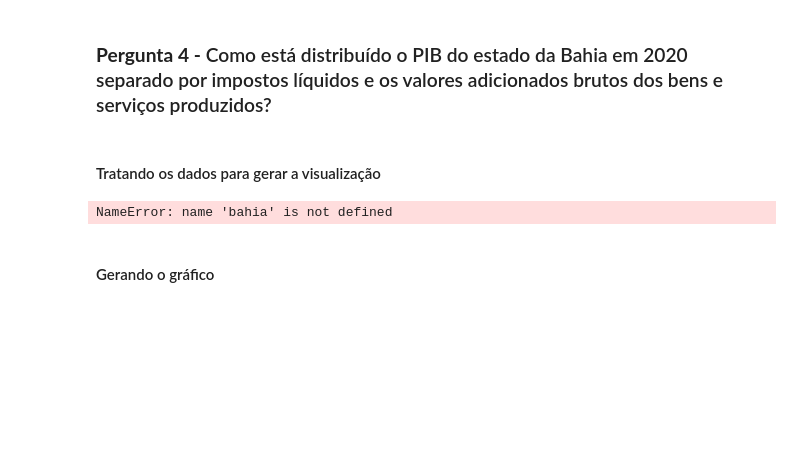
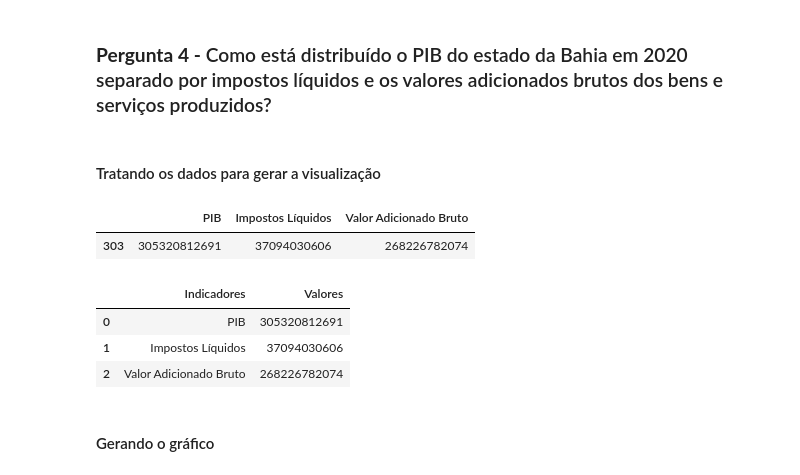
Before and after one commit to juliogazoli/alura-data-visualization-python-graficos-de-composicao-e-relacionamento, a Jupyter notebook: Projeto Inicial - Data Visualization_ gráficos de composição e relacionamento.ipynb, the cells around one changed output. Cells and saved outputs as stored; diff of their text form; code cells hidden in the pictures; blank space fills up the shorter version.

```diff
--- a/Projeto Inicial - Data Visualization_ gráficos de composição e relacionamento.ipynb
+++ b/Projeto Inicial - Data Visualization_ gráficos de composição e relacionamento.ipynb
@@ -467,16 +467,26 @@ Os treemaps respondem  sobre as proporções dos dados e a relação das categor
 # %% [markdown]
 #### Tratando os dados para gerar a visualização
 # %%
-...
-bahia.rename(columns = {"pib":"PIB", "impostos_liquidos": "Impostos Líquidos", "va":"Valor Adicionado Bruto"}, inplace=True)
+bahia = df_pib.query('sigla_uf == "BA" and ano == 2020')[['pib', 'impostos_liquidos', 'va']]
+bahia.rename(
+    columns={
+        'pib':'PIB',
+        'impostos_liquidos': 'Impostos Líquidos',
+        'va':'Valor Adicionado Bruto'
+    },
+    inplace=True
+)
 bahia
 # %% [output]
-NameError: name 'bahia' is not defined
+|  | PIB | Impostos Líquidos | Valor Adicionado Bruto |
+| 303 | 305320812691 | 37094030606 | 268226782074 |
 # %%
 # Criando um df com os dados desejados
-...
-...
-...
-...
+bahia = bahia.melt(var_name='Indicadores', value_name='Valores')
 
 bahia
+# %% [output]
+|  | Indicadores | Valores |
+| 0 | PIB | 305320812691 |
+| 1 | Impostos Líquidos | 37094030606 |
+| 2 | Valor Adicionado Bruto | 268226782074 |
```
Also changed, not shown: parts of 1 cell of this notebook.
